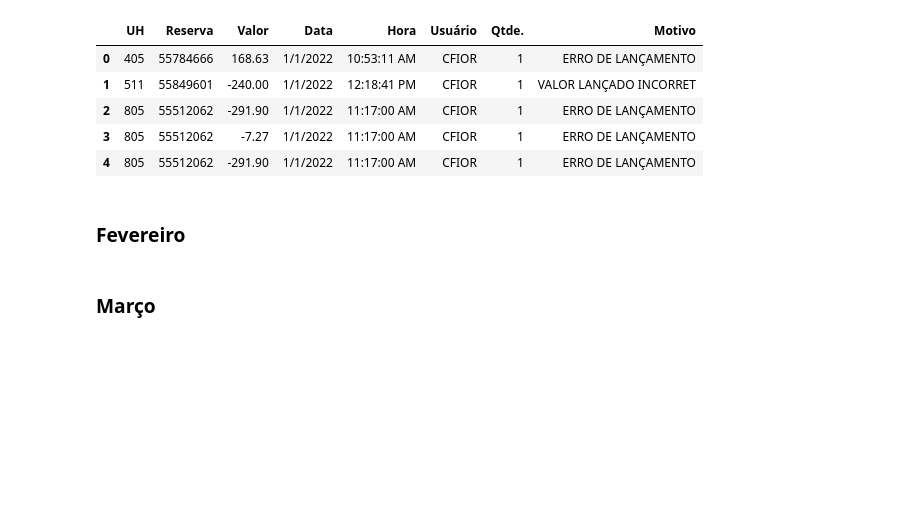
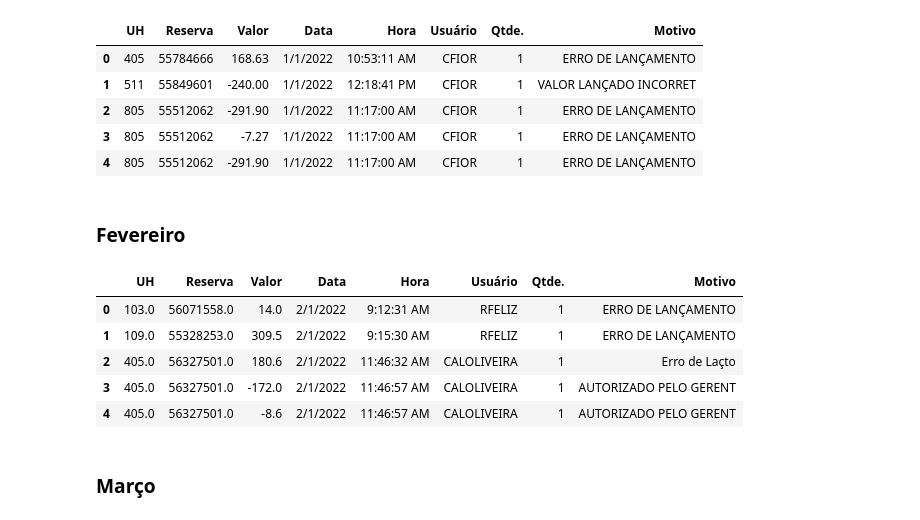
Before and after one commit to strawndri/slaviero-suct-data-analysis, a Jupyter notebook: Notebooks/analise_estornos.ipynb, the cells around one changed output. Cells and saved outputs as stored; diff of their text form; code cells hidden in the pictures; blank space fills up the shorter version.

```diff
--- a/Notebooks/analise_estornos.ipynb
+++ b/Notebooks/analise_estornos.ipynb
@@ -63,6 +63,16 @@ dataset_janeiro.head()
 | 4 | 805 | 55512062 | -291.90 | 1/1/2022 | 11:17:00 AM | CFIOR | 1 | ERRO DE LANÇAMENTO |
 # %% [markdown]
 ### Fevereiro
+# %%
+dataset_fevereiro = pd.read_csv('https://raw.githubusercontent.com/strawndri/slaviero-suct-data-analysis/main/Dados/Estornos/estornos_fevereiro.csv')
+dataset_fevereiro.head()
+# %% [output]
+|  | UH | Reserva | Valor | Data | Hora | Usuário | Qtde. | Motivo |
+| 0 | 103.0 | 56071558.0 | 14.0 | 2/1/2022 | 9:12:31 AM | RFELIZ | 1 | ERRO DE LANÇAMENTO |
+| 1 | 109.0 | 55328253.0 | 309.5 | 2/1/2022 | 9:15:30 AM | RFELIZ | 1 | ERRO DE LANÇAMENTO |
+| 2 | 405.0 | 56327501.0 | 180.6 | 2/1/2022 | 11:46:32 AM | CALOLIVEIRA | 1 | Erro de Laçto |
+| 3 | 405.0 | 56327501.0 | -172.0 | 2/1/2022 | 11:46:57 AM | CALOLIVEIRA | 1 | AUTORIZADO PELO GERENT |
+| 4 | 405.0 | 56327501.0 | -8.6 | 2/1/2022 | 11:46:57 AM | CALOLIVEIRA | 1 | AUTORIZADO PELO GERENT |
 # %% [markdown]
 ### Março
 # %%
```
Also changed, not shown: parts of 11 cells of this notebook.
